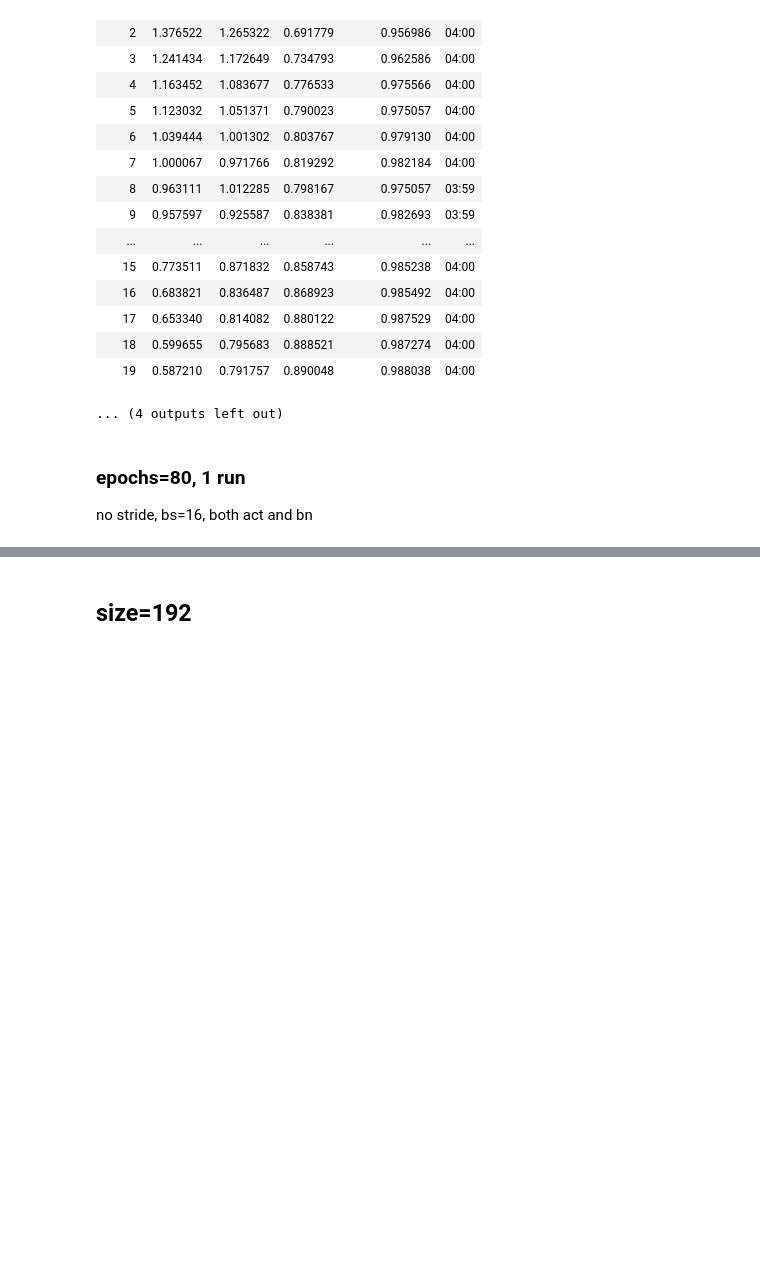
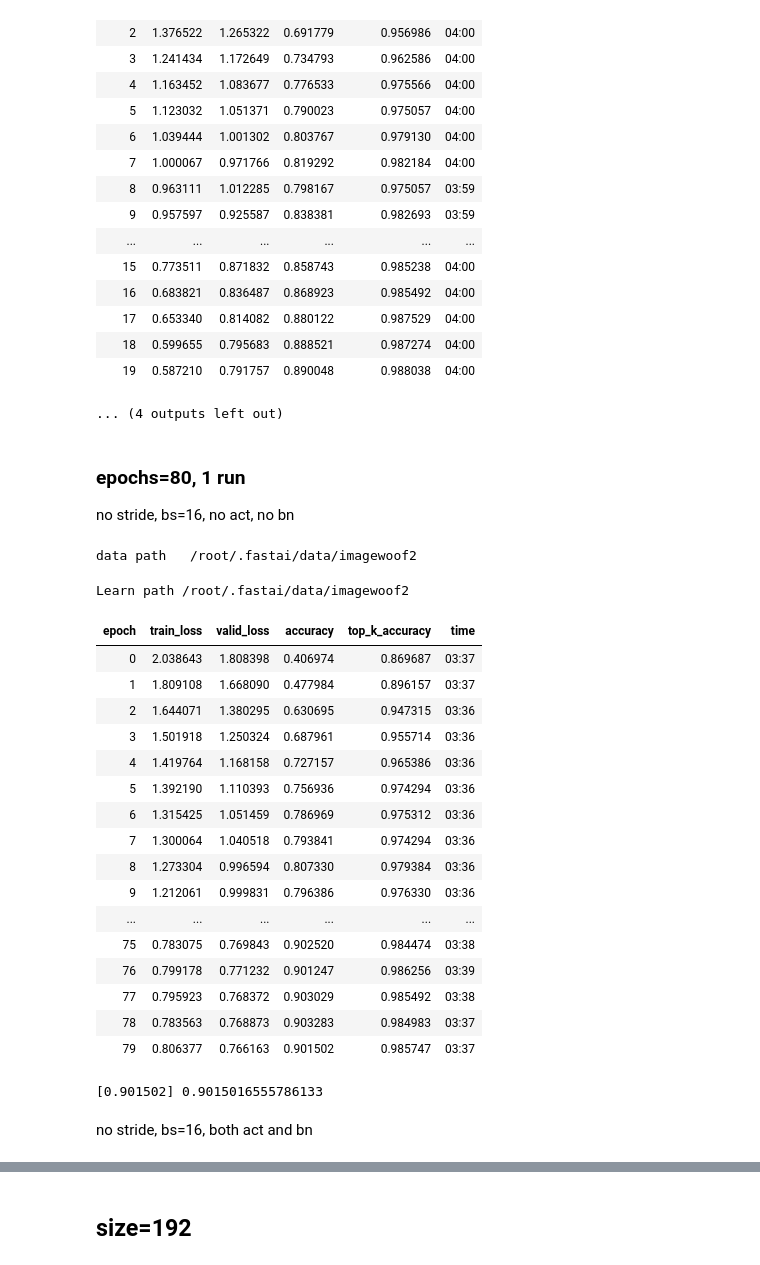
Before and after one commit to BoaEi/imagenette_experiments, a Jupyter notebook: ResNet_separable.ipynb, the cells around one changed output, grey strips where cells are left out. Saved outputs shown, nothing was run; the diff lists cells and outputs as text; code cells hidden in the pictures; blank space fills up the shorter version.

```diff
--- a/ResNet_separable.ipynb
+++ b/ResNet_separable.ipynb
@@ -80,8 +80,8 @@ class NewResBlock(Module):
         ] if expansion == 1 else [
                    (f"conv_0", conv_layer(ni, nh, 1, act_fn=act_fn, bn_1st=bn_1st)),
                    # (f"conv_1", conv_layer(nh, nh, 3, act_fn=act_fn, bn_1st=bn_1st)),
-                   # (f"conv_1", conv_layer(nh, nh*4, 3, groups=nh, act_fn=act_fn, bn_1st=bn_1st)),
-                   (f"conv_1", conv_layer(nh, nh*4, 3, groups=nh, act=False, bn_layer=False)),
+                   (f"conv_1", conv_layer(nh, nh*4, 3, groups=nh, act_fn=act_fn, bn_1st=bn_1st)),
+                   # (f"conv_1", conv_layer(nh, nh*4, 3, groups=nh, act=False, bn_layer=False)),
                    (f"conv_2", conv_layer(nh*4, nf, 1, zero_bn=zero_bn, act=False, bn_1st=bn_1st))
         ]
         if sa: layers.append(('sa', SimpleSelfAttention(nf,ks=1,sym=sym)))
@@ -246,7 +246,38 @@ Learn path /root/.fastai/data/imagewoof2
 # %% [markdown]
 ### epochs=80, 1 run
 
-no stride, bs=16, both act and bn
+no stride, bs=16, no act, no bn
+# %%
+for epochs in [80]:
+    mixup=0 if epochs<=20 else 0.2
+    learn = get_learn(model=model, size=128, bs=16, mixup=mixup)
+    learn.fit_fc(epochs, lr=4e-3, moms=(0.95,0.95), start_pct=0.72)
+    res += [learn.recorder.metrics[-1][0].item()]
+print([round(x, 6) for x in res], sum(res)/len(res))
+# %% [output]
+data path   /root/.fastai/data/imagewoof2
+Learn path /root/.fastai/data/imagewoof2
+| epoch | train_loss | valid_loss | accuracy | top_k_accuracy | time |
+| 0 | 2.038643 | 1.808398 | 0.406974 | 0.869687 | 03:37 |
+| 1 | 1.809108 | 1.668090 | 0.477984 | 0.896157 | 03:37 |
+| 2 | 1.644071 | 1.380295 | 0.630695 | 0.947315 | 03:36 |
+| 3 | 1.501918 | 1.250324 | 0.687961 | 0.955714 | 03:36 |
+| 4 | 1.419764 | 1.168158 | 0.727157 | 0.965386 | 03:36 |
+| 5 | 1.392190 | 1.110393 | 0.756936 | 0.974294 | 03:36 |
+| 6 | 1.315425 | 1.051459 | 0.786969 | 0.975312 | 03:36 |
+| 7 | 1.300064 | 1.040518 | 0.793841 | 0.974294 | 03:36 |
+| 8 | 1.273304 | 0.996594 | 0.807330 | 0.979384 | 03:36 |
+| 9 | 1.212061 | 0.999831 | 0.796386 | 0.976330 | 03:36 |
+| ... | ... | ... | ... | ... | ... |
+| 75 | 0.783075 | 0.769843 | 0.902520 | 0.984474 | 03:38 |
+| 76 | 0.799178 | 0.771232 | 0.901247 | 0.986256 | 03:39 |
+| 77 | 0.795923 | 0.768372 | 0.903029 | 0.985492 | 03:38 |
+| 78 | 0.783563 | 0.768873 | 0.903283 | 0.984983 | 03:37 |
+| 79 | 0.806377 | 0.766163 | 0.901502 | 0.985747 | 03:37 |
+[0.901502] 0.9015016555786133
+# %% [markdown]
+
+no stride, bs=16, both act and bn
 # %%
 for epochs in [80]:
     mixup=0 if epochs<=20 else 0.2
```
Also changed, not shown: parts of 2 cells of this notebook.
